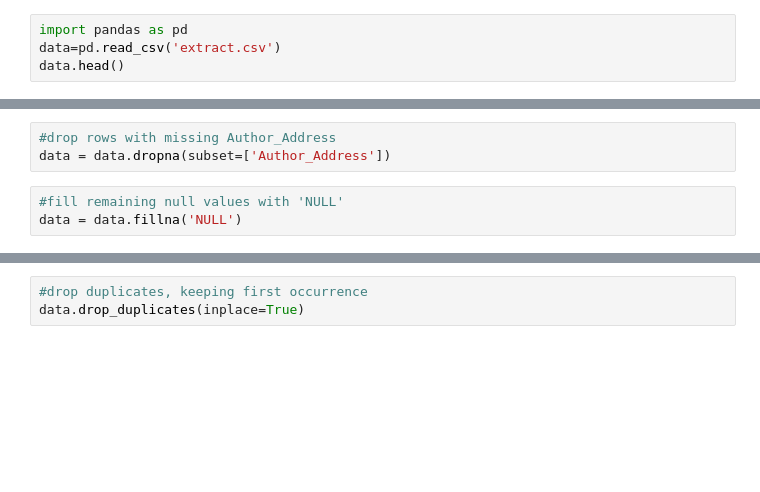
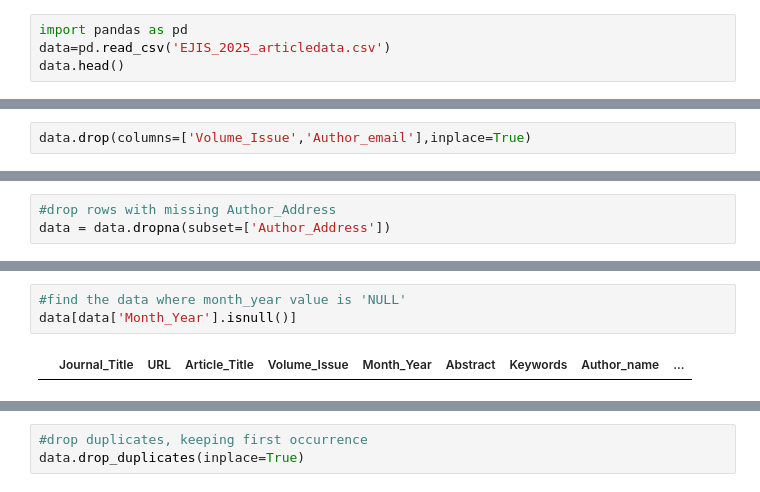
Before and after one commit to Prakash7078/Journals, a Jupyter notebook: EJIS/cleanedpart.ipynb, the cells around one changed output, grey strips where cells are left out. Cells and saved outputs as stored; diff of their text form; blank space fills up the shorter version.

```diff
--- a/EJIS/cleanedpart.ipynb
+++ b/EJIS/cleanedpart.ipynb
@@ -1,5 +1,5 @@
 # %%
 import pandas as pd
-data=pd.read_csv('extract.csv')
+data=pd.read_csv('EJIS_2025_articledata.csv')
 data.head()
 # %% [output]
@@ -33,0 +12,2 @@ dtype: int64
+# %%
+data.drop(columns=['Volume_Issue','Author_email'],inplace=True)
@@ -34,6 +35,3 @@ dtype: int64
 # %%
 #drop rows with missing Author_Address
 data = data.dropna(subset=['Author_Address'])
-# %%
-#fill remaining null values with 'NULL'
-data = data.fillna('NULL')
@@ -59,0 +52,5 @@ freq                 518           96            856           2336
+# %%
+#find the data where month_year value is 'NULL'
+data[data['Month_Year'].isnull()]
+# %% [output]
+|  | Journal_Title | URL | Article_Title | Volume_Issue | Month_Year | Abstract | Keywords | Author_name | ... |
```
Also changed, not shown: parts of 15 cells of this notebook, 25 other files.
